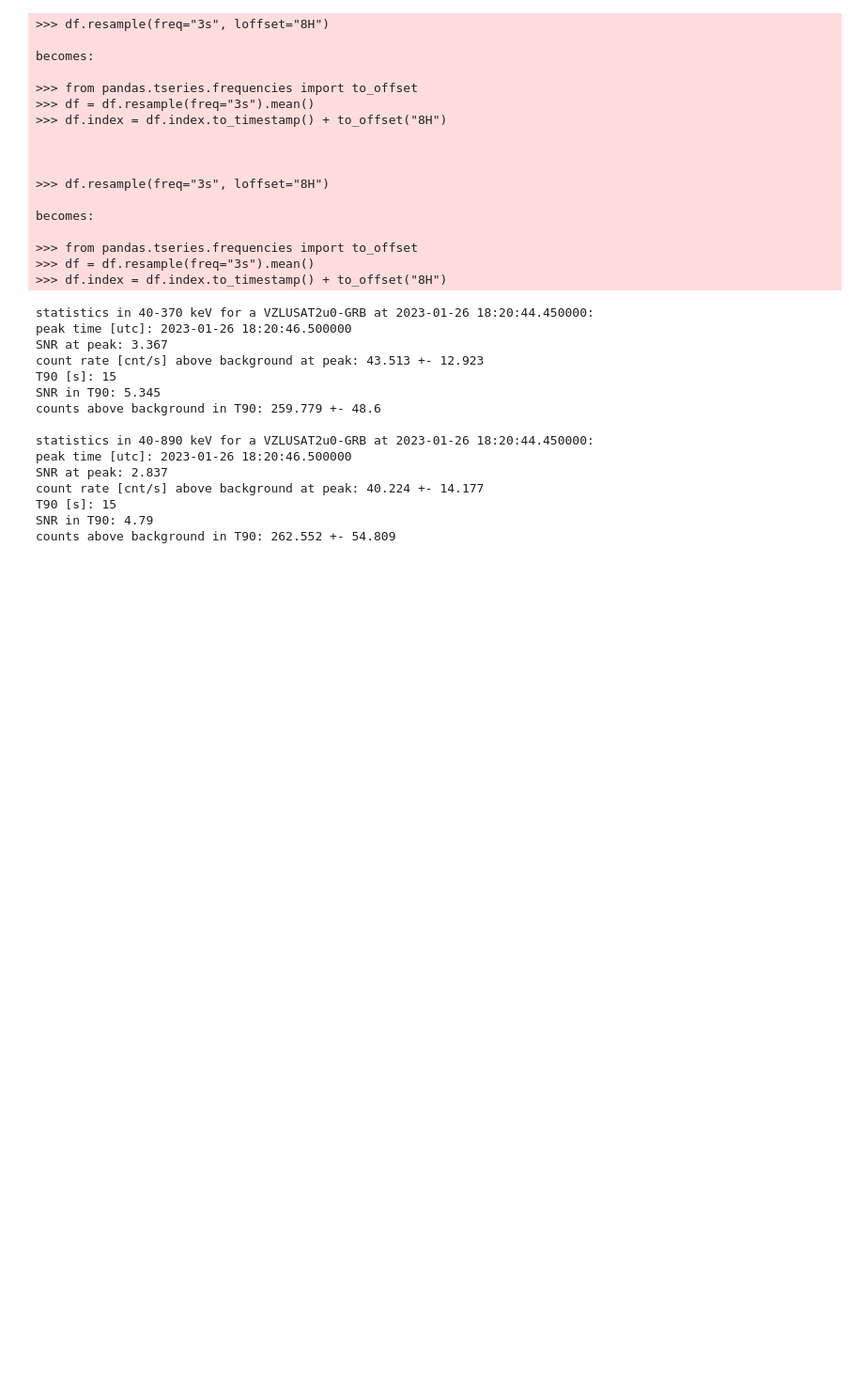
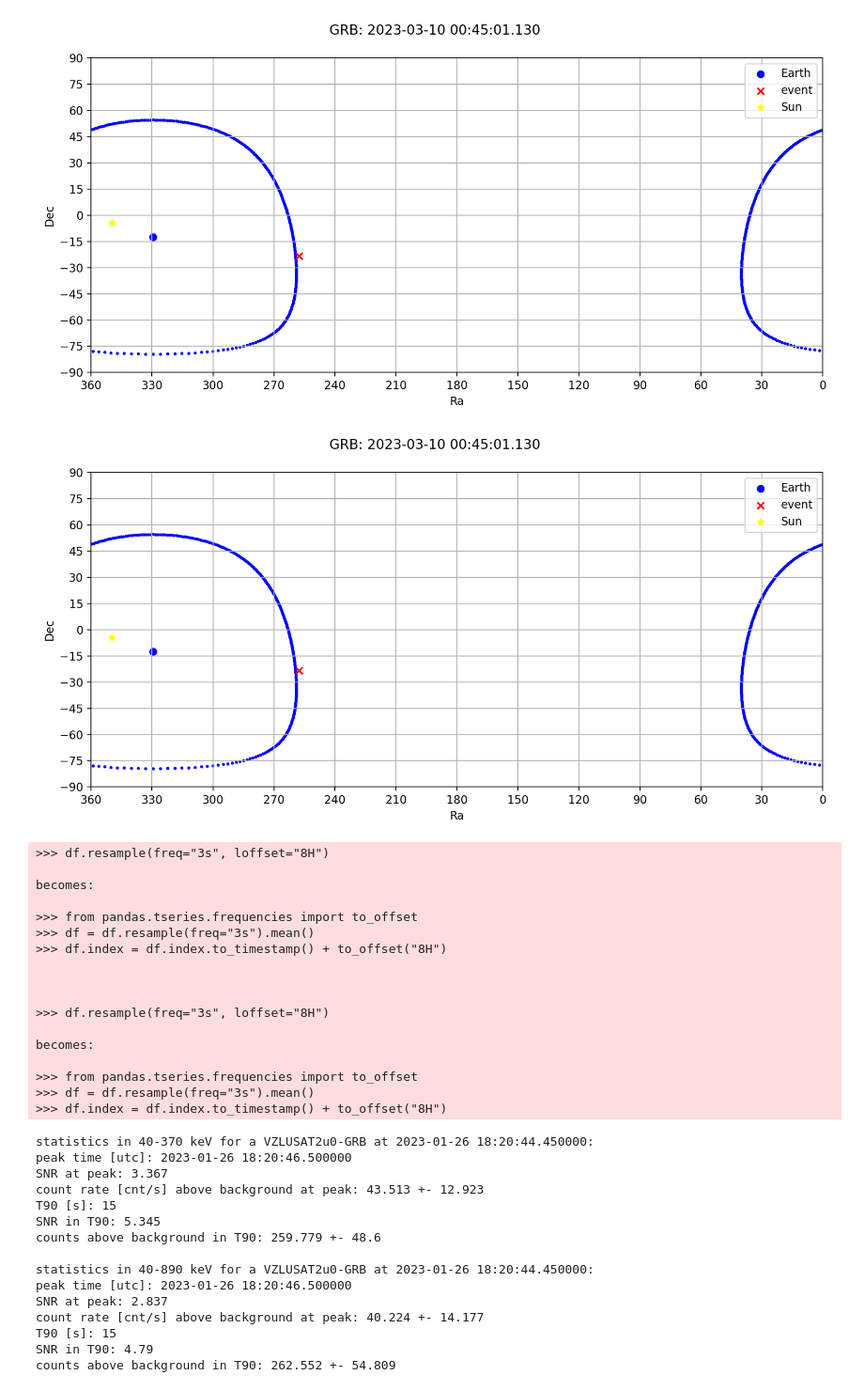
Before and after one commit to mdafcikova/grbalpha-tools, a Jupyter notebook: notebook.ipynb, the cells around one changed output. Shown at 94% size. Cells and saved outputs as stored; diff of their text form; code cells hidden in the pictures; blank space fills up the shorter version.

```diff
--- a/notebook.ipynb
+++ b/notebook.ipynb
@@ -10,10 +10,12 @@ import matplotlib.pyplot as plt
 # %%
 df = pd.read_csv(r"C:\Users\maria\Desktop\CubeSats\trigger_file_list.csv")
 path = r"C:\\Users\\maria\\Desktop\\"
-n = 35
+n = 40
 time,cubesat,mission,filename,ra,dec = df.time[n],df.cubesat[n],df.mission[n],df.filename[n],df.ra[n],df.dec[n]
 obs = Observation(path+filename)
-obs.check_event(time,cubesat+'-'+mission,dtvalue_left=0.25,dtvalue_right=2.75,
-                llim=14,rlim=27,fit_function='linear',#second_locator=[0],
-                save_path='C:\\Users\\maria\\Desktop\\CubeSats\\GRBs\\analysis\\confirmed\\')
+obs.check_event(time,cubesat+'-'+mission,dtvalue_left=1,dtvalue_right=1
+                ,llim=5,rlim=10
+                ,fit_function='polynom'
+                #,second_locator=[0]
+                ,save_path='C:\\Users\\maria\\Desktop\\CubeSats\\GRBs\\analysis\\confirmed\\')
 # obs.plot_skymap(time,'GRB_'+mission,ra,dec)
@@ -152,5 +51,5 @@ counts above background in T90: 1063.365 +- 123.162
 # %%
-time = '2023-02-25 11:16:00'
+time = '2023-03-11 19:50:00'
 obs.longitude[time],obs.latitude[time]
 # %% [output]
 (utc
@@ -161 +60,6 @@ obs.longitude[time],obs.latitude[time]
  Name: lat, dtype: float64)
+# %%
+from src.tools import Event
+Event(time=time,event_type='GRB',ra=ra,dec=dec).in_fov(-28.84,12.46,map=True)
+Event(time=time,event_type='GRB',ra=ra,dec=dec).in_fov(360-28.84,12.46,map=True)
+# %% [output]
@@ -162,3 +68,5 @@ obs.longitude[time],obs.latitude[time]
+[figure, added]
+[figure, added]
 # %%
 path = r'C:\Users\maria\Desktop\CubeSats\vzlusat2\grbs\GRB230126A_unit0.txt'
 event_type = 'VZLUSAT2u0-GRB'
```
Also changed, not shown: parts of 6 cells of this notebook, 3 other files.
